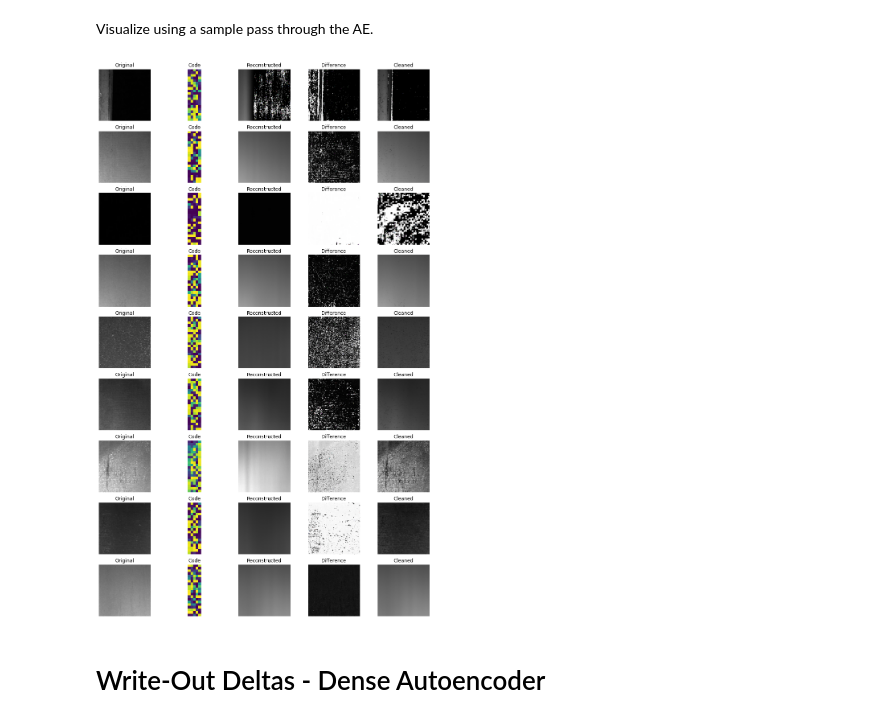
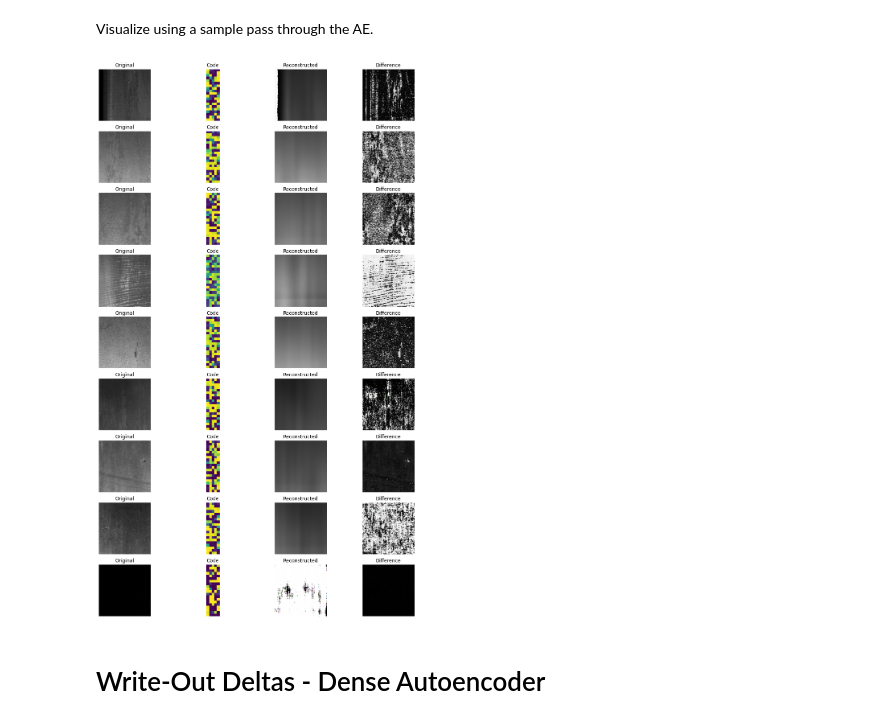
Before and after one commit to highproformas/dlv_groupwork, a Jupyter notebook: notebooks/Autoencoders_Combined.ipynb, the cells around one changed output. Drawn from its saved outputs; the diff is of its cells as text; code cells hidden in the pictures.

```diff
--- a/notebooks/Autoencoders_Combined.ipynb
+++ b/notebooks/Autoencoders_Combined.ipynb
@@ -375,39 +380,45 @@ image_batch, _ = next(iter(ae_val_ds))
 code = encoder.predict(image_batch)
 reco = decoder.predict(code)
 # %%
-titles = ['Original', 'Code', 'Reconstructed', 'Difference', 'Cleaned']
-fig, ax = plt.subplots(nrows=9, ncols=5,figsize=(15,25))
+titles = ['Original', 'Code', 'Reconstructed', 'Difference', '2nd Pass', '2nd Pass Difference']
+fig, ax = plt.subplots(nrows=9, ncols=4,figsize=(15,25))
 for i, row in enumerate(ax):
     # Original
     row[0].set_title(titles[0])
-    row[0].imshow(image_batch[i].numpy().astype("uint8"), cmap='gray', vmin=0, vmax=255)
+    row[0].imshow(image_batch[i].numpy().astype("uint8"))
     row[0].axis("off")
 
     # Code
     row[1].set_title(titles[1])
     row[1].imshow(code[i].reshape([code.shape[-1]//5,-1]).astype("uint8"))
     row[1].axis("off")
 
     # Reconstructed
     row[2].set_title(titles[2])
-    row[2].imshow(reco[i].astype("uint8"), cmap='gray', vmin=0, vmax=255)
+    row[2].imshow(reco[i].astype("uint8"))
     row[2].axis("off")
 
     # Difference
     row[3].set_title(titles[3])
-    diff = np.subtract(np.abs(image_batch[i].numpy()), np.abs(reco[i]))
-    row[3].imshow(diff.astype("uint8"), cmap='gray', vmin=0, vmax=255)
+    diff = cv2.subtract(image_batch[i].numpy(), reco[i])
+    row[3].imshow(diff.astype("uint8"))
     row[3].axis("off")
 
-    # Cleaned
-    row[4].set_title(titles[4])
-    cleaned = np.subtract(np.abs(image_batch[i].numpy()), np.abs(diff))
-    row[4].imshow(cleaned.astype("uint8"), cmap='gray', vmin=0, vmax=255)
-    row[4].axis("off")
+    # 2nd Pass
+    #row[4].set_title(titles[4])
+    #double_pass = autoencoder.predict(np.array( [diff,] ))
+    #row[4].imshow(double_pass[0].astype("uint8"))
+    #row[4].axis("off")
+
+    # 2nd Pass Difference
+    #row[5].set_title(titles[5])
+    #diff2 = cv2.subtract(diff, double_pass[0])
+    #row[5].imshow(diff2.astype("uint8"))
+    #row[5].axis("off")
 
 fig.savefig(os.path.join(plot_dir, f'sample_predictions_{timestamp}.png'))
 # %% [output]
-[figure, old version]
+[figure, new version]
 # %% [markdown]
 # Write-Out Deltas - Dense Autoencoder
 # %%
```
Also changed, not shown: parts of 18 cells of this notebook, 9 other files.
